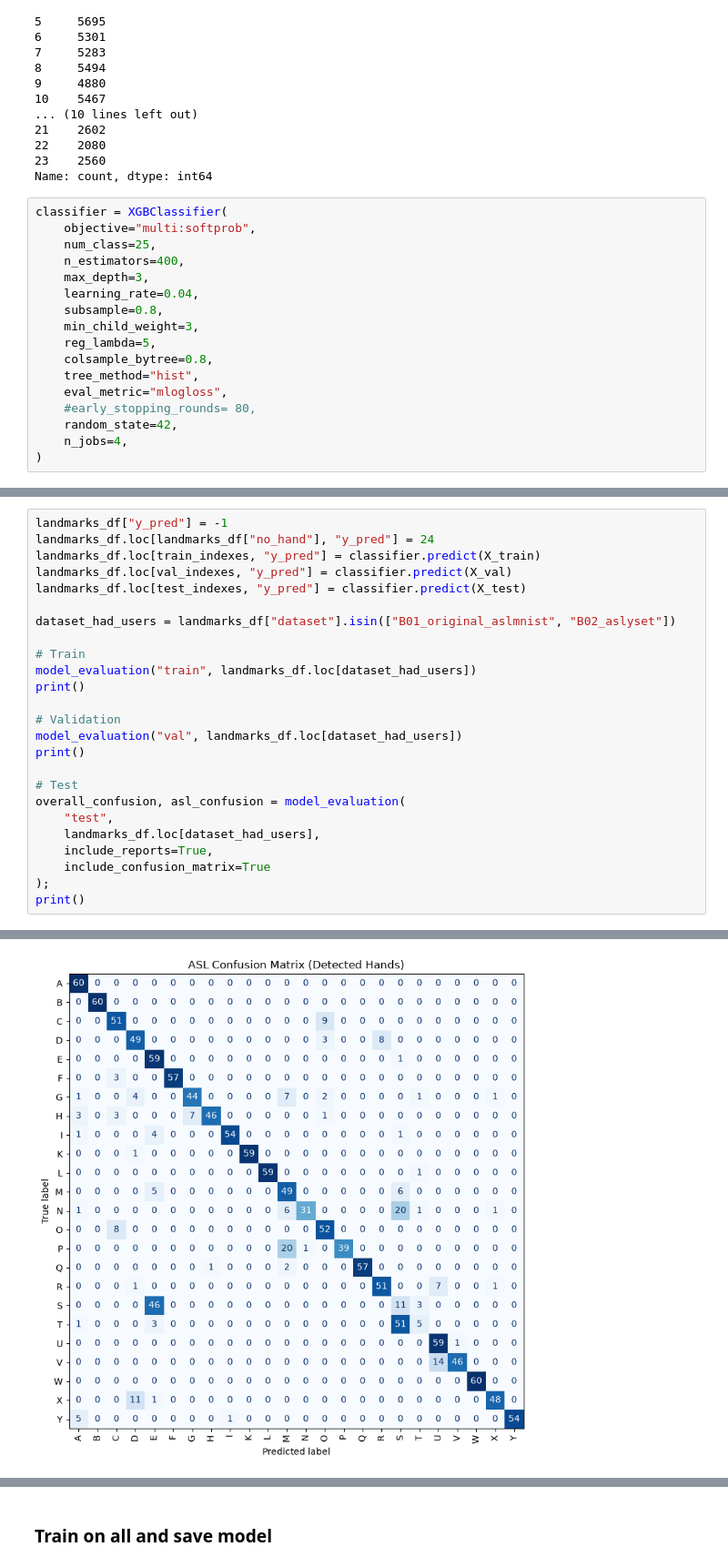
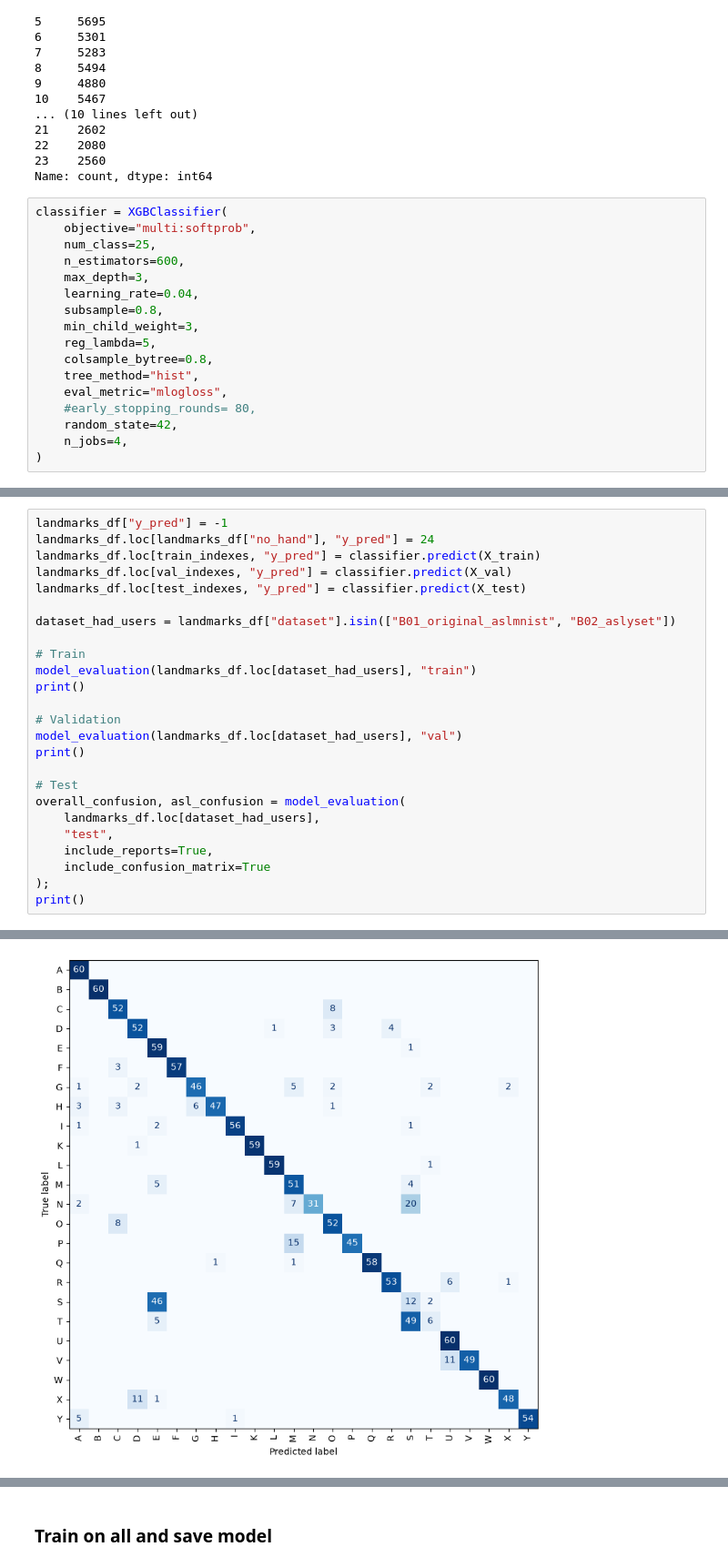
Before and after one commit to notFonz/HandSpell, a Jupyter notebook: notebooks/dpessoa_asl_from_landmarks.ipynb, the cells around one changed output, grey strips where cells are left out. Shown at 91% size. Cells and saved outputs as stored; diff of their text form.

```diff
--- a/notebooks/dpessoa_asl_from_landmarks.ipynb
+++ b/notebooks/dpessoa_asl_from_landmarks.ipynb
@@ -401,7 +395,7 @@ Name: count, dtype: int64
 classifier = XGBClassifier(
     objective="multi:softprob",
     num_class=25,
-    n_estimators=400,
+    n_estimators=600,
     max_depth=3,
     learning_rate=0.04,
     subsample=0.8,
@@ -479,17 +494,17 @@ landmarks_df.loc[test_indexes, "y_pred"] = classifier.predict(X_test)
 dataset_had_users = landmarks_df["dataset"].isin(["B01_original_aslmnist", "B02_aslyset"])
 
 # Train
-model_evaluation("train", landmarks_df.loc[dataset_had_users])
+model_evaluation(landmarks_df.loc[dataset_had_users], "train")
 print()
 
 # Validation
-model_evaluation("val", landmarks_df.loc[dataset_had_users])
+model_evaluation(landmarks_df.loc[dataset_had_users], "val")
 print()
 
 # Test
 overall_confusion, asl_confusion = model_evaluation(
+    landmarks_df.loc[dataset_had_users],
     "test",
-    landmarks_df.loc[dataset_had_users],
     include_reports=True,
     include_confusion_matrix=True
 );
@@ -516 +531 @@ weighted avg      0.838     0.806     0.805      1440
-[figure, old version]
+[figure, new version]
```
Also changed, not shown: parts of 13 cells of this notebook, 6 other files.
